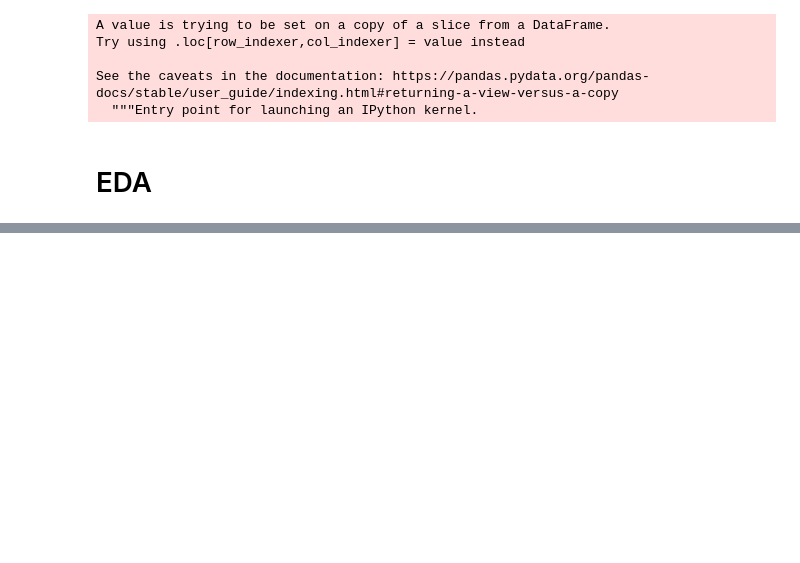
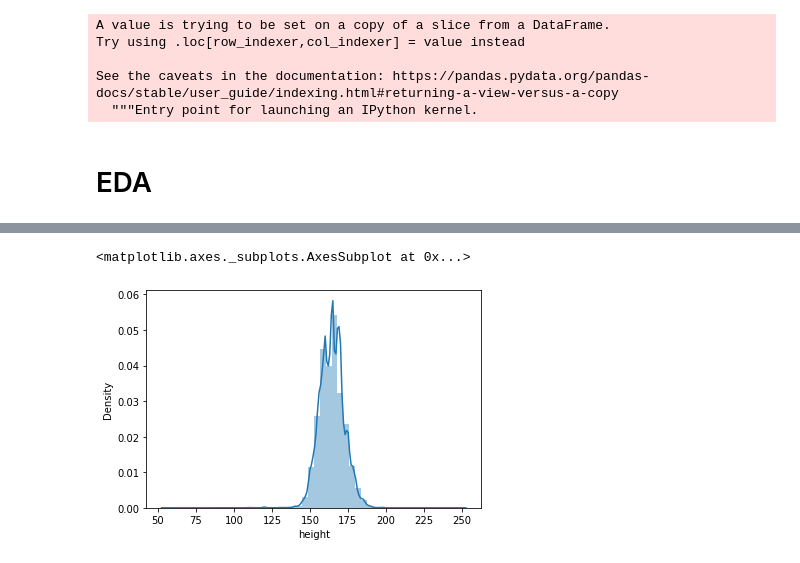
Before and after one commit to Dennieeeee/Heart-Disease, a Jupyter notebook: Cardiovascular_心血管.ipynb, the cells around one changed output, grey strips where cells are left out. Saved outputs shown, nothing was run; the diff lists cells and outputs as text; code cells hidden in the pictures; blank space fills up the shorter version.

```diff
--- a/Cardiovascular_心血管.ipynb
+++ b/Cardiovascular_心血管.ipynb
@@ -221,0 +240,6 @@ sns.heatmap(df_cleaned.corr(), fmt=".3f", linewidths=0.5, annot=True)
+# %%
+sns.distplot(df_cleaned['height'])
+# 'height', 'weight', 'ap_hi', 'ap_lo', 'bmi'
+# %% [output]
+<matplotlib.axes._subplots.AxesSubplot at 0x...>
+[figure, added]
```
Also changed, not shown: parts of 20 cells of this notebook.
